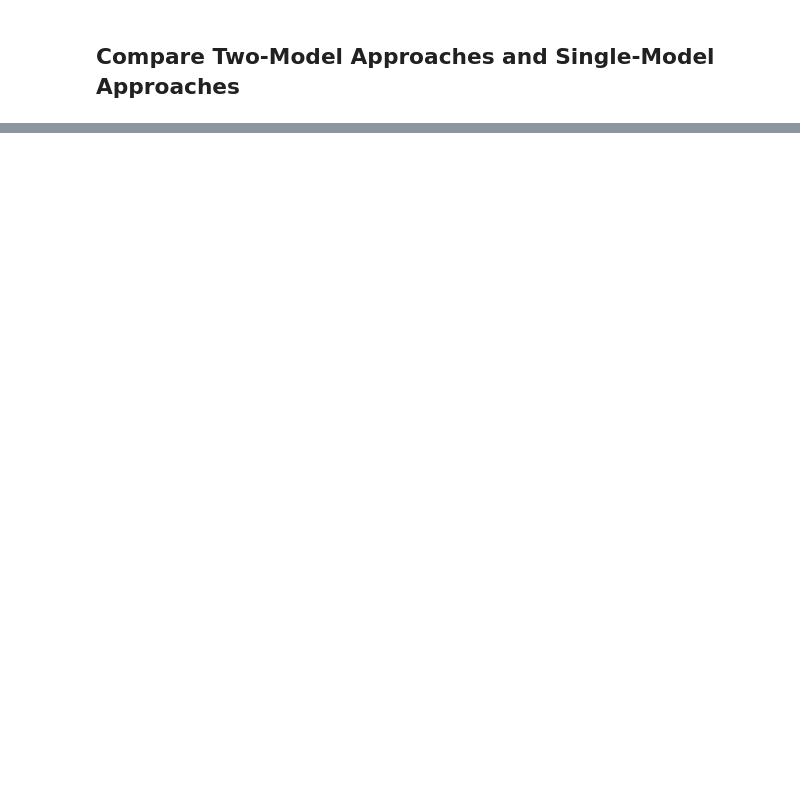
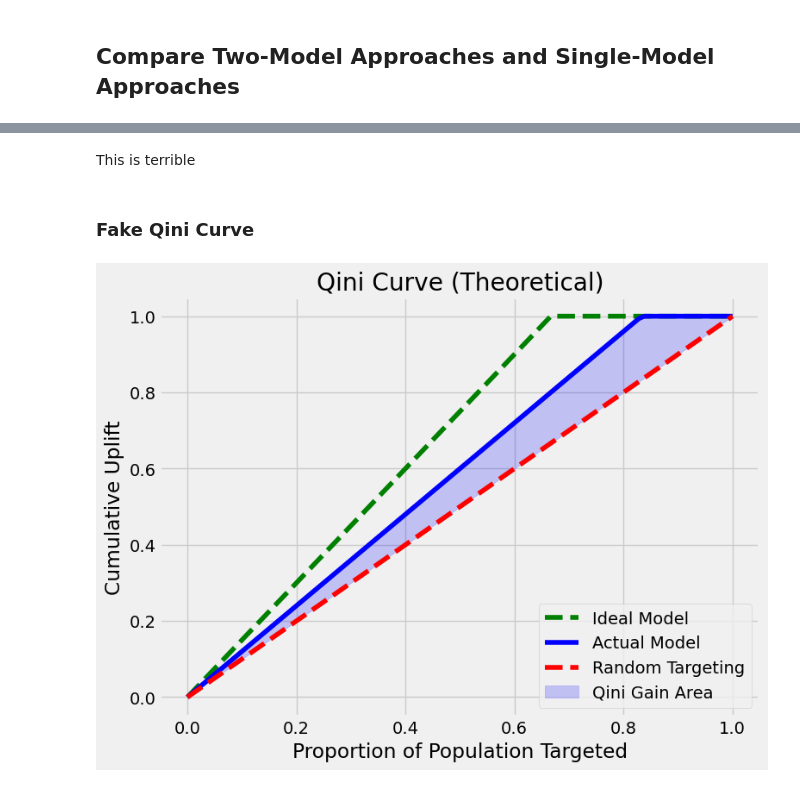
Before and after one commit to jwalluww/Medium_Articles, a Jupyter notebook: CausalInference/CauasalMLUpliftPart1.ipynb, the cells around one changed output, grey strips where cells are left out. Saved outputs shown, nothing was run; the diff lists cells and outputs as text; code cells hidden in the pictures; blank space fills up the shorter version.

```diff
--- a/CausalInference/CauasalMLUpliftPart1.ipynb
+++ b/CausalInference/CauasalMLUpliftPart1.ipynb
@@ -572,0 +660,30 @@ print(comparison_df)
+# %% [markdown]
+This is terrible
+# %% [markdown]
+### Fake Qini Curve
+# %%
+import matplotlib.pyplot as plt
+import numpy as np
+
+# Create data for a Qini curve
+population_targeted = np.linspace(0, 1, 100)  # Proportion of population targeted (X-axis)
+random_gain = population_targeted  # Baseline (random targeting)
+ideal_gain = np.minimum(population_targeted * 1.5, 1.0)  # Ideal model (optimistic upper bound)
+model_gain = np.minimum(population_targeted * 1.2, 1.0)  # Typical uplift model
+
+# Plot the Qini curve
+plt.figure(figsize=(8, 6))
+plt.plot(population_targeted, ideal_gain, label="Ideal Model", linestyle="--", color="green")
+plt.plot(population_targeted, model_gain, label="Actual Model", color="blue")
+plt.plot(population_targeted, random_gain, label="Random Targeting", linestyle="--", color="red")
+plt.fill_between(population_targeted, random_gain, model_gain, color="blue", alpha=0.2, label="Qini Gain Area")
+
+# Customize plot
+plt.title("Qini Curve (Theoretical)")
+plt.xlabel("Proportion of Population Targeted")
+plt.ylabel("Cumulative Uplift")
+plt.legend(loc="lower right")
+plt.grid(True)
+plt.show()
+# %% [output]
+[figure, added]
```
Also changed, not shown: parts of 31 cells of this notebook.
